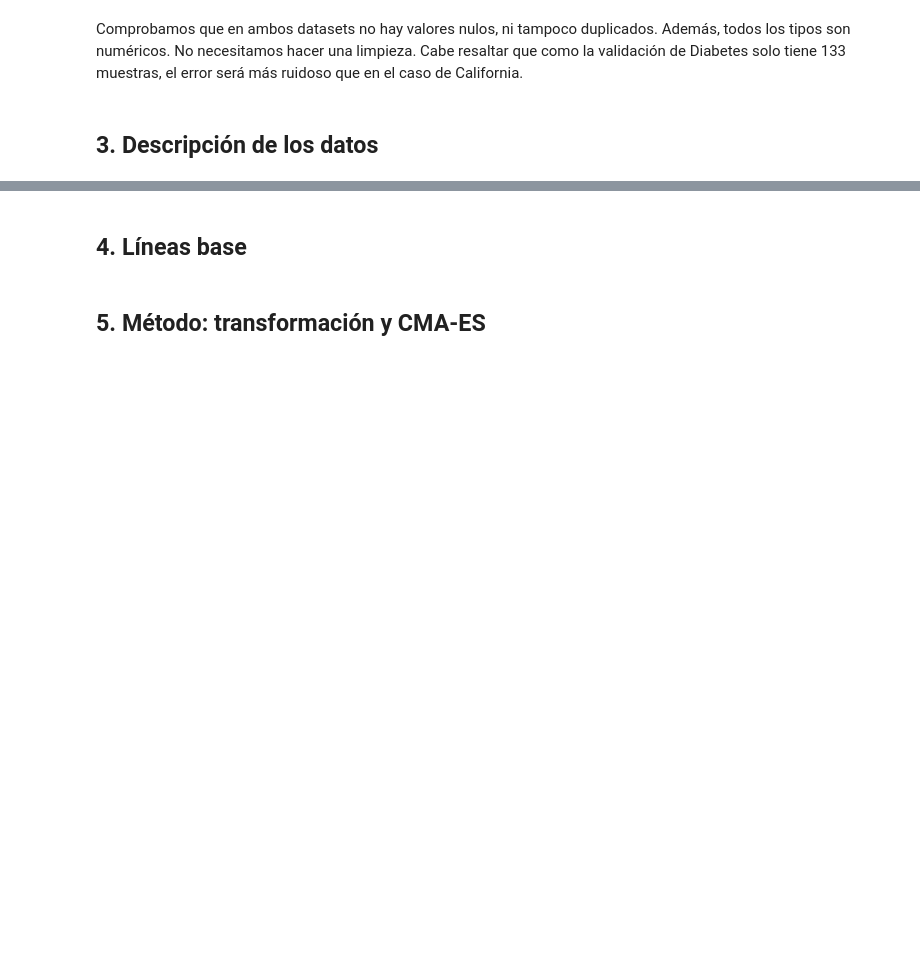
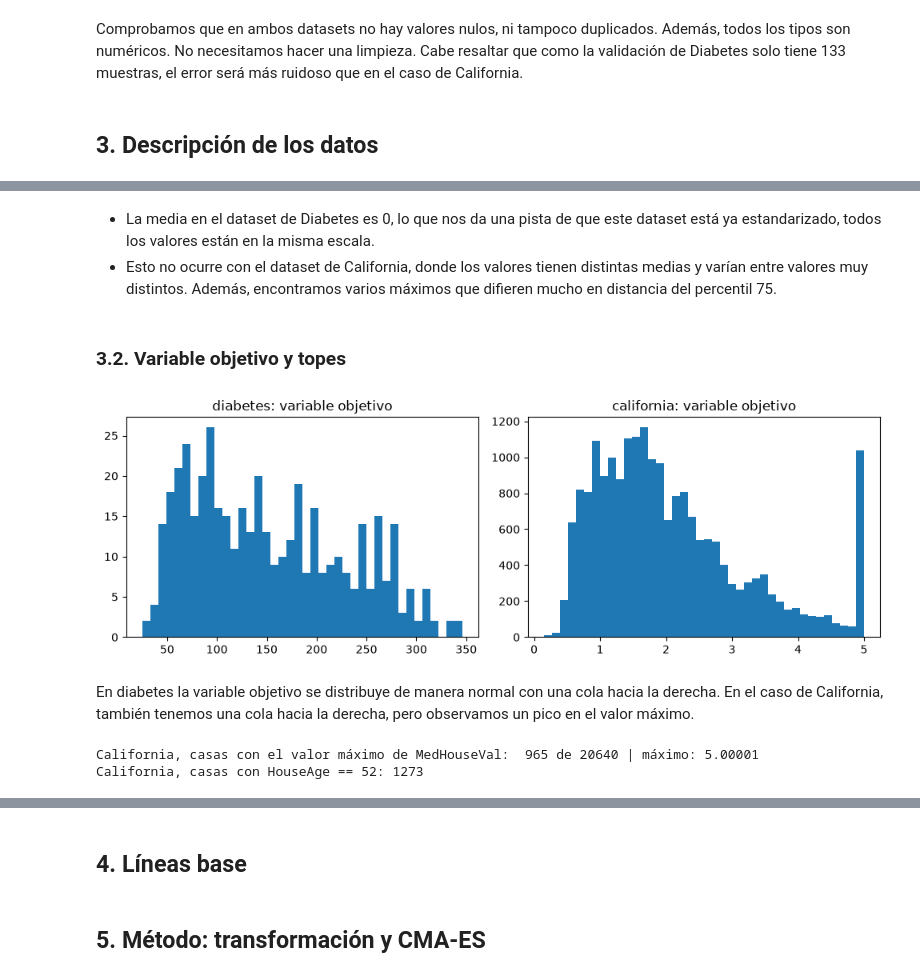
Before and after one commit to lopsal-1331/PTCA-FINAL-IA-BIOLOGICA, a Jupyter notebook: ptca-ia-bio-andrea-lopez-salazar.ipynb, the cells around one changed output, grey strips where cells are left out. Saved outputs shown, nothing was run; the diff lists cells and outputs as text; code cells hidden in the pictures; blank space fills up the shorter version.

Commit message:
Descripción de los datos

```diff
--- a/ptca-ia-bio-andrea-lopez-salazar.ipynb
+++ b/ptca-ia-bio-andrea-lopez-salazar.ipynb
@@ -86,0 +89,5 @@ Comprobamos que en ambos datasets no hay valores nulos, ni tampoco duplicados. A
+# %%
+for nombre, (X,y) in datos.items():
+    print(nombre)
+    print(pd.concat([X, pd.Series(y, index=X.index, name="y")], axis=1).describe().T.round(3))
+    print()
@@ -86,0 +112,24 @@ Comprobamos que en ambos datasets no hay valores nulos, ni tampoco duplicados. A
+# %% [markdown]
+- La media en el dataset de Diabetes es 0, lo que nos da una pista de que este dataset está ya estandarizado, todos los valores están en la misma escala.
+- Esto no ocurre con el dataset de California, donde los valores tienen distintas medias y varían entre valores muy distintos. Además, encontramos varios máximos que difieren mucho en distancia del percentil 75.
+# %% [markdown]
+### 3.2. Variable objetivo y topes
+# %%
+fig, ejes = plt.subplots(1,2,figsize=(10,3.5))
+for eje, (nombre, (X,y)) in zip(ejes, datos.items()):
+    eje.hist(y, bins = 40)
+    eje.set_title(nombre + ": variable objetivo")
+
+plt.tight_layout()
+plt.show()
+# %% [output]
+[figure, added]
+# %% [markdown]
+En diabetes la variable objetivo se distribuye de manera normal con una cola hacia la derecha. En el caso de California, también tenemos una cola hacia la derecha, pero observamos un pico en el valor máximo.
+# %%
+Xc, yc = datos["california"]
+print("California, casas con el valor máximo de MedHouseVal: ", (yc==yc.max()).sum(), "de", len(yc), "| máximo:", yc.max())
+print("California, casas con HouseAge == 52:", (Xc["HouseAge"] == 52).sum())
+# %% [output]
+California, casas con el valor máximo de MedHouseVal:  965 de 20640 | máximo: 5.00001
+California, casas con HouseAge == 52: 1273
```
Also changed, not shown: parts of 10 cells of this notebook.
